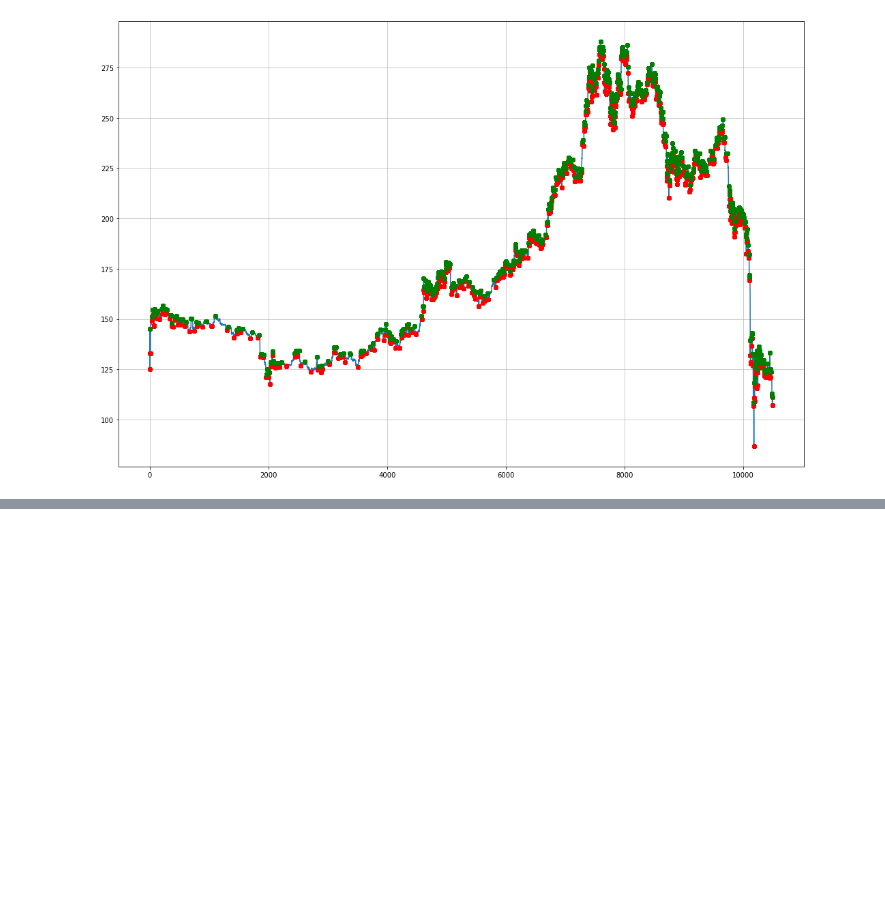
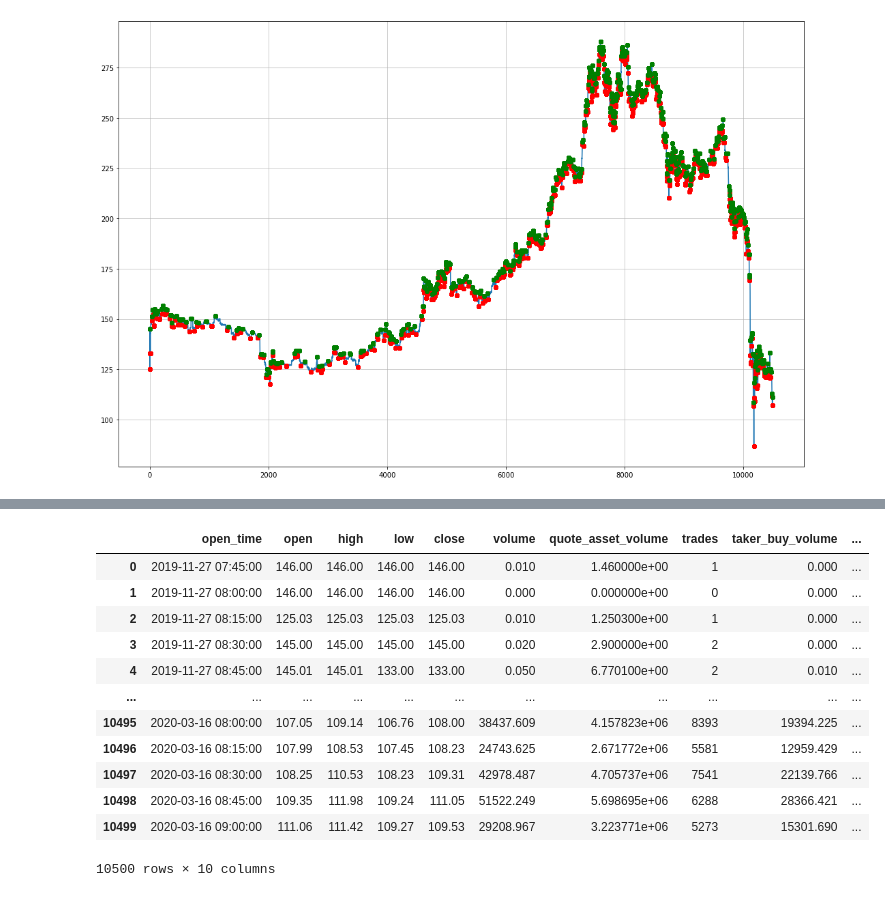
Before and after one commit to izzortsi/trailing_orders, a Jupyter notebook: DEV/collect_binance_data.ipynb, the cells around one changed output, grey strips where cells are left out. Drawn from its saved outputs; the diff is of its cells as text; code cells hidden in the pictures; blank space fills up the shorter version.

```diff
--- a/DEV/collect_binance_data.ipynb
+++ b/DEV/collect_binance_data.ipynb
@@ -342,0 +368,38 @@ AttributeError: 'StaticDatabase' object has no attribute 'peak_indexes'
+# %%
+import torch
+from torch.utils.data import Dataset
+from torchvision import datasets
+from torchvision.transforms import ToTensor
+import matplotlib.pyplot as plt
+
+class CustomDataset(Dataset):
+    def __init__(self, data_path, transform=None, target_transform=None):
+
+        # any additional label treatment
+        self.labels = pd.read_csv(data_path + "_labels.csv")
+        self.labels.drop(['Unnamed: 0'], axis=1, inplace=True)
+
+        #feature engineering
+        self.features = pd.read_csv(data_path + "_features.csv")
+        self.features.drop(['Unnamed: 0'], axis=1, inplace=True)
+        self.features.drop(['close_time'], axis=1, inplace=True)
+        self.features.drop(['labels'], axis=1, inplace=True)
+
+        self.transform = transform
+        self.target_transform = target_transform
+
+    def __len__(self):
+        return len(self.features)
+
+    def __getitem__(self, idx):
+
+        feature = self.features.iloc[idx, :]
+        label = self.labels.iloc[idx]
+
+        if self.transform:
+            feature = self.transform(feature)
+        if self.target_transform:
+            label = self.target_transform(label)
+        return feature, label
+# %%
+ds = CustomDataset(data_path)
@@ -342,0 +425,16 @@ AttributeError: 'StaticDatabase' object has no attribute 'peak_indexes'
+# %%
+ds.features
+# %% [output]
+|  | open_time | open | high | low | close | volume | quote_asset_volume | trades | taker_buy_volume | ... |
+| 0 | 2019-11-27 07:45:00 | 146.00 | 146.00 | 146.00 | 146.00 | 0.010 | 1.460000e+00 | 1 | 0.000 | ... |
+| 1 | 2019-11-27 08:00:00 | 146.00 | 146.00 | 146.00 | 146.00 | 0.000 | 0.000000e+00 | 0 | 0.000 | ... |
+| 2 | 2019-11-27 08:15:00 | 125.03 | 125.03 | 125.03 | 125.03 | 0.010 | 1.250300e+00 | 1 | 0.000 | ... |
+| 3 | 2019-11-27 08:30:00 | 145.00 | 145.00 | 145.00 | 145.00 | 0.020 | 2.900000e+00 | 2 | 0.000 | ... |
+| 4 | 2019-11-27 08:45:00 | 145.01 | 145.01 | 133.00 | 133.00 | 0.050 | 6.770100e+00 | 2 | 0.010 | ... |
+| ... | ... | ... | ... | ... | ... | ... | ... | ... | ... | ... |
+| 10495 | 2020-03-16 08:00:00 | 107.05 | 109.14 | 106.76 | 108.00 | 38437.609 | 4.157823e+06 | 8393 | 19394.225 | ... |
+| 10496 | 2020-03-16 08:15:00 | 107.99 | 108.53 | 107.45 | 108.23 | 24743.625 | 2.671772e+06 | 5581 | 12959.429 | ... |
+| 10497 | 2020-03-16 08:30:00 | 108.25 | 110.53 | 108.23 | 109.31 | 42978.487 | 4.705737e+06 | 7541 | 22139.766 | ... |
+| 10498 | 2020-03-16 08:45:00 | 109.35 | 111.98 | 109.24 | 111.05 | 51522.249 | 5.698695e+06 | 6288 | 28366.421 | ... |
+| 10499 | 2020-03-16 09:00:00 | 111.06 | 111.42 | 109.27 | 109.53 | 29208.967 | 3.223771e+06 | 5273 | 15301.690 | ... |
+10500 rows × 10 columns
```
Also changed, not shown: parts of 5 cells of this notebook, 4 other files.
